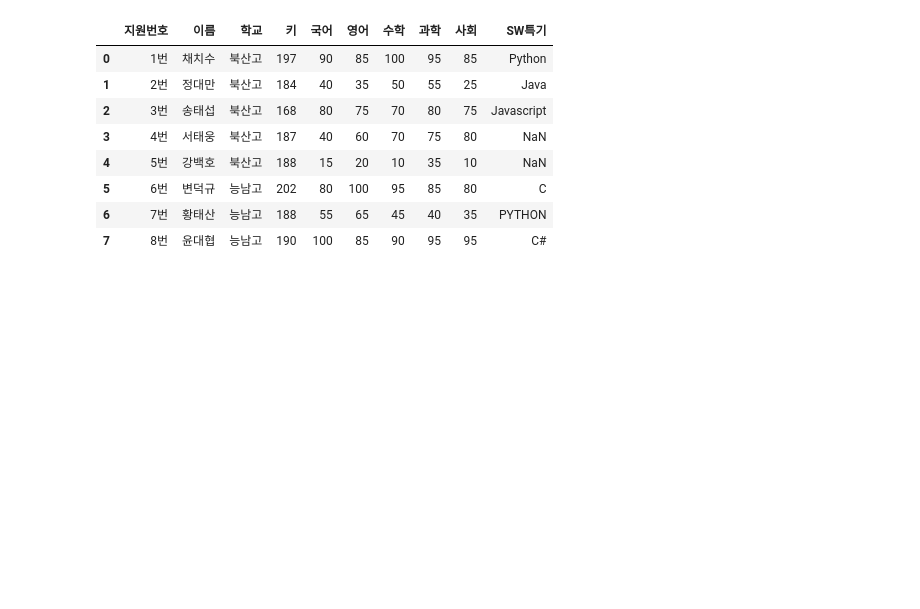
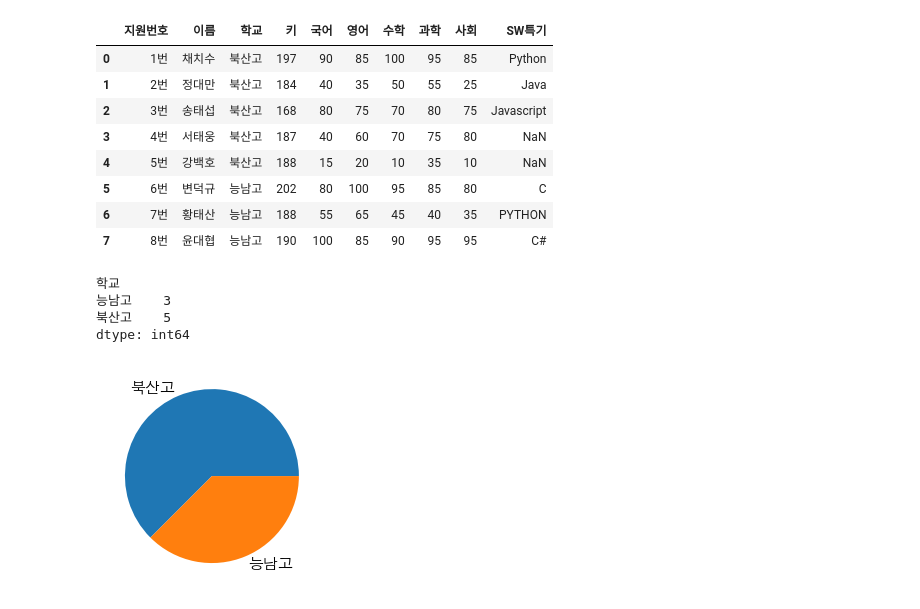
Before and after one commit to gerald-park/PythonImageWorkspace, a Jupyter notebook: PythonDataWorkSpace/Matplotlib/14.원그래프 심화.ipynb, the cells around one changed output. Cells and saved outputs as stored; diff of their text form; code cells hidden in the pictures; blank space fills up the shorter version.

```diff
--- a/PythonDataWorkSpace/Matplotlib/14.원그래프 심화.ipynb
+++ b/PythonDataWorkSpace/Matplotlib/14.원그래프 심화.ipynb
@@ -57,3 +57,18 @@ df
 | 5 | 6번 | 변덕규 | 능남고 | 202 | 80 | 100 | 95 | 85 | 80 | C |
 | 6 | 7번 | 황태산 | 능남고 | 188 | 55 | 65 | 45 | 40 | 35 | PYTHON |
 | 7 | 8번 | 윤대협 | 능남고 | 190 | 100 | 85 | 90 | 95 | 95 | C# |
+# %%
+grp = df.groupby('학교')
+grp.size()
+# %% [output]
+학교
+능남고    3
+북산고    5
+dtype: int64
+# %%
+values = [grp.size()['북산고'],grp.size()['능남고']]
+labels = ['북산고','능남고']
+plt.pie(values, labels=labels)
+plt.show()
+# %% [output]
+[figure, added]
```
Also changed, not shown: 1 other file.
